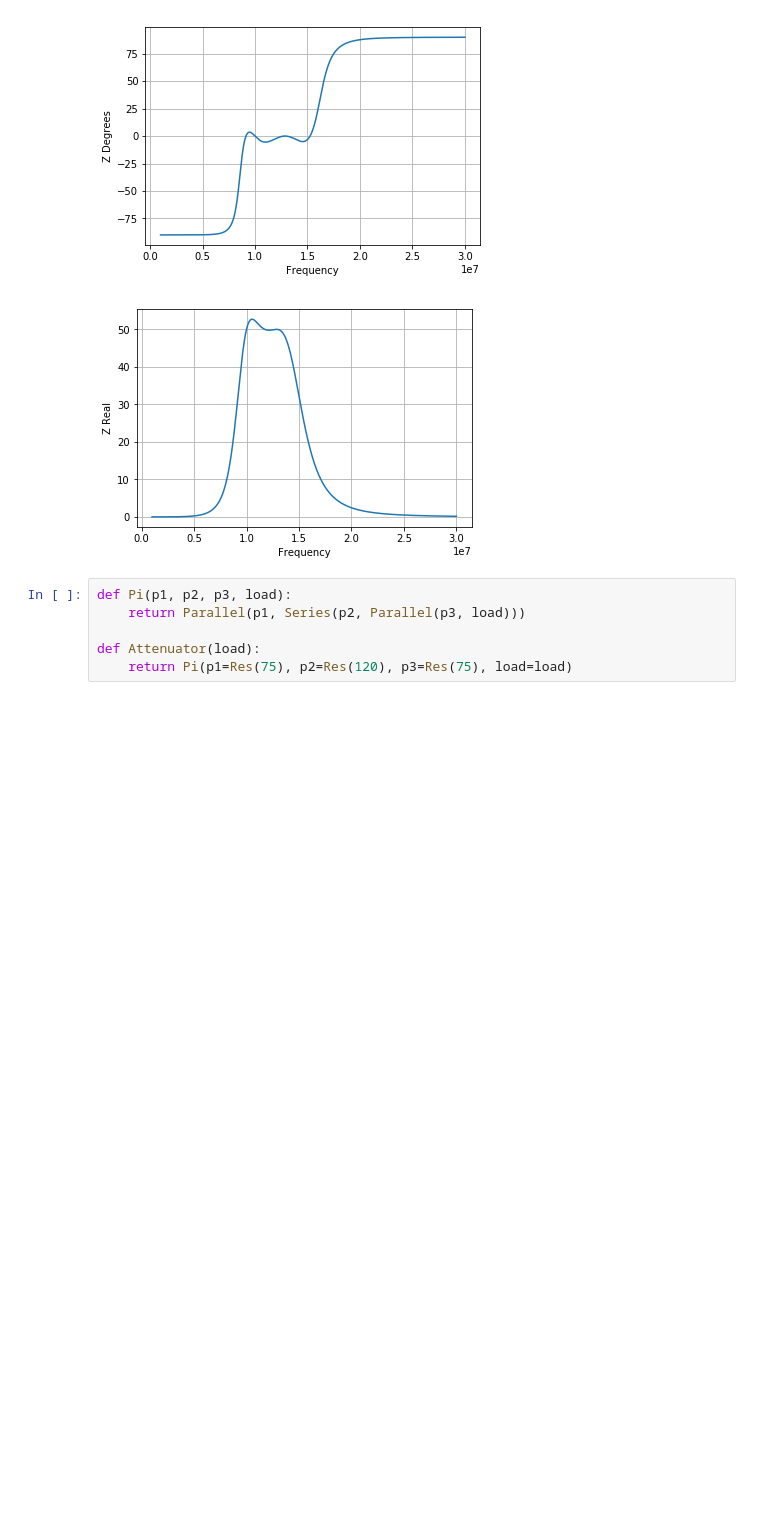
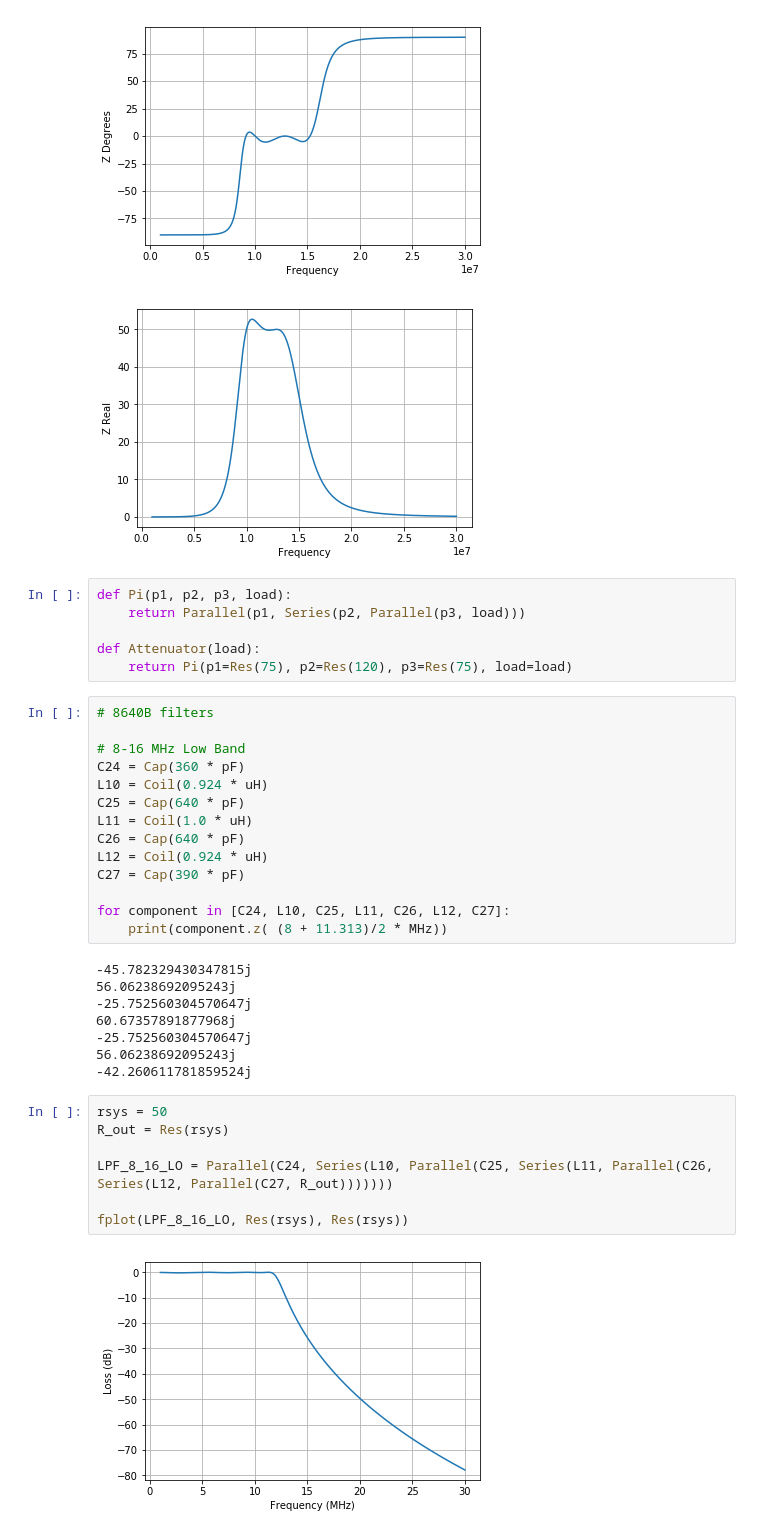
Before and after one commit to ttdoucet/impedance, a Jupyter notebook: impedance.ipynb, the cells around one changed output. Drawn from its saved outputs; the diff is of its cells as text; blank space fills up the shorter version.

Commit message:
Fooling around with 8640B filters.

```diff
--- a/impedance.ipynb
+++ b/impedance.ipynb
@@ -237,3 +237,34 @@ def Pi(p1, p2, p3, load):
 
 def Attenuator(load):
     return Pi(p1=Res(75), p2=Res(120), p3=Res(75), load=load)
+# %%
+# 8640B filters
+
+# 8-16 MHz Low Band
+C24 = Cap(360 * pF)
+L10 = Coil(0.924 * uH)
+C25 = Cap(640 * pF)
+L11 = Coil(1.0 * uH)
+C26 = Cap(640 * pF)
+L12 = Coil(0.924 * uH)
+C27 = Cap(390 * pF)
+
+for component in [C24, L10, C25, L11, C26, L12, C27]:
+    print(component.z( (8 + 11.313)/2 * MHz))
+# %% [output]
+-45.782329430347815j
+56.06238692095243j
+-25.752560304570647j
+60.67357891877968j
+-25.752560304570647j
+56.06238692095243j
+-42.260611781859524j
+# %%
+rsys = 50
+R_out = Res(rsys)
+
+LPF_8_16_LO = Parallel(C24, Series(L10, Parallel(C25, Series(L11, Parallel(C26, Series(L12, Parallel(C27, R_out)))))))
+
+fplot(LPF_8_16_LO, Res(rsys), Res(rsys))
+# %% [output]
+[figure, added]
```
Also changed, not shown: parts of 2 cells of this notebook.
